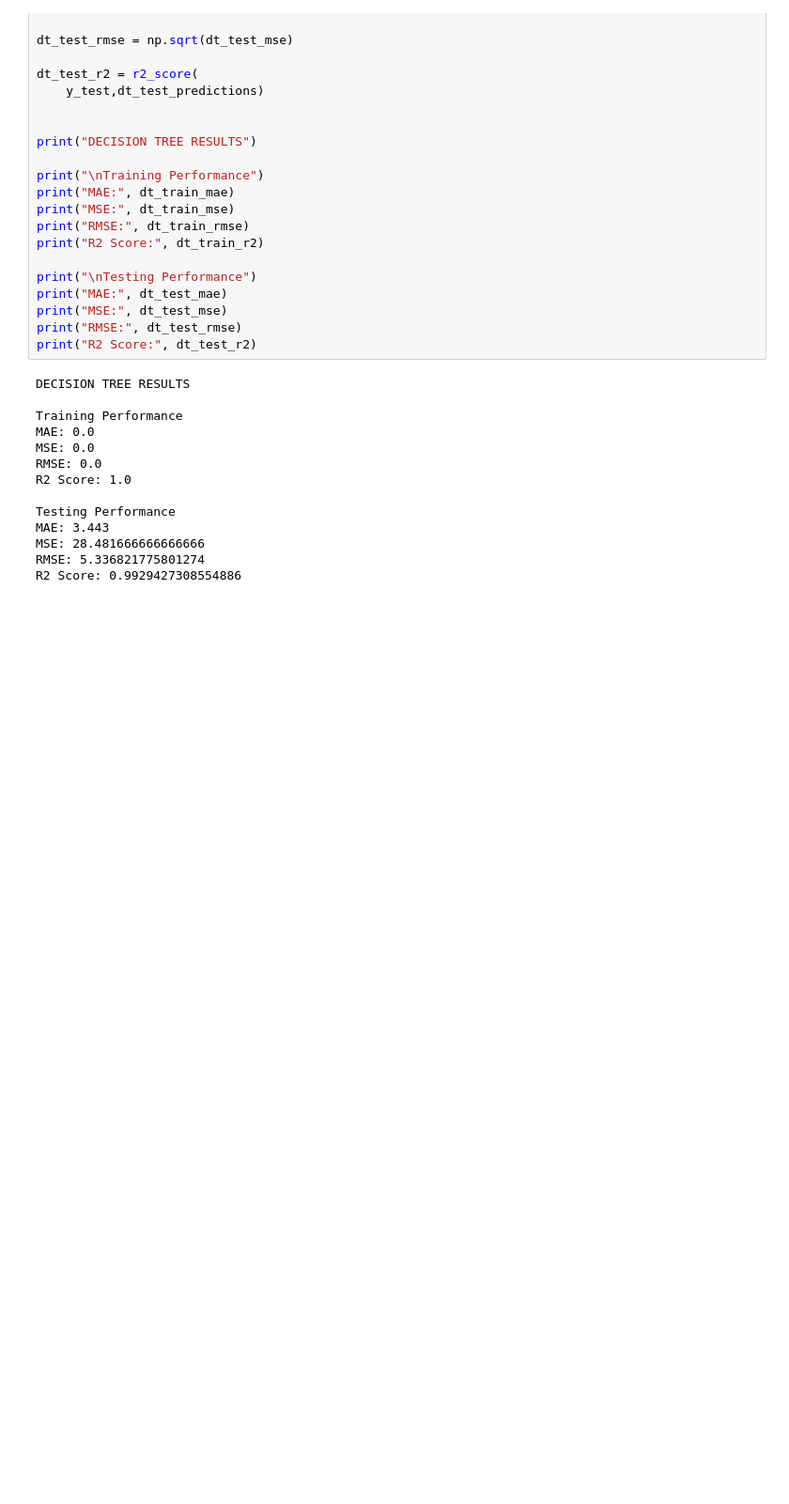
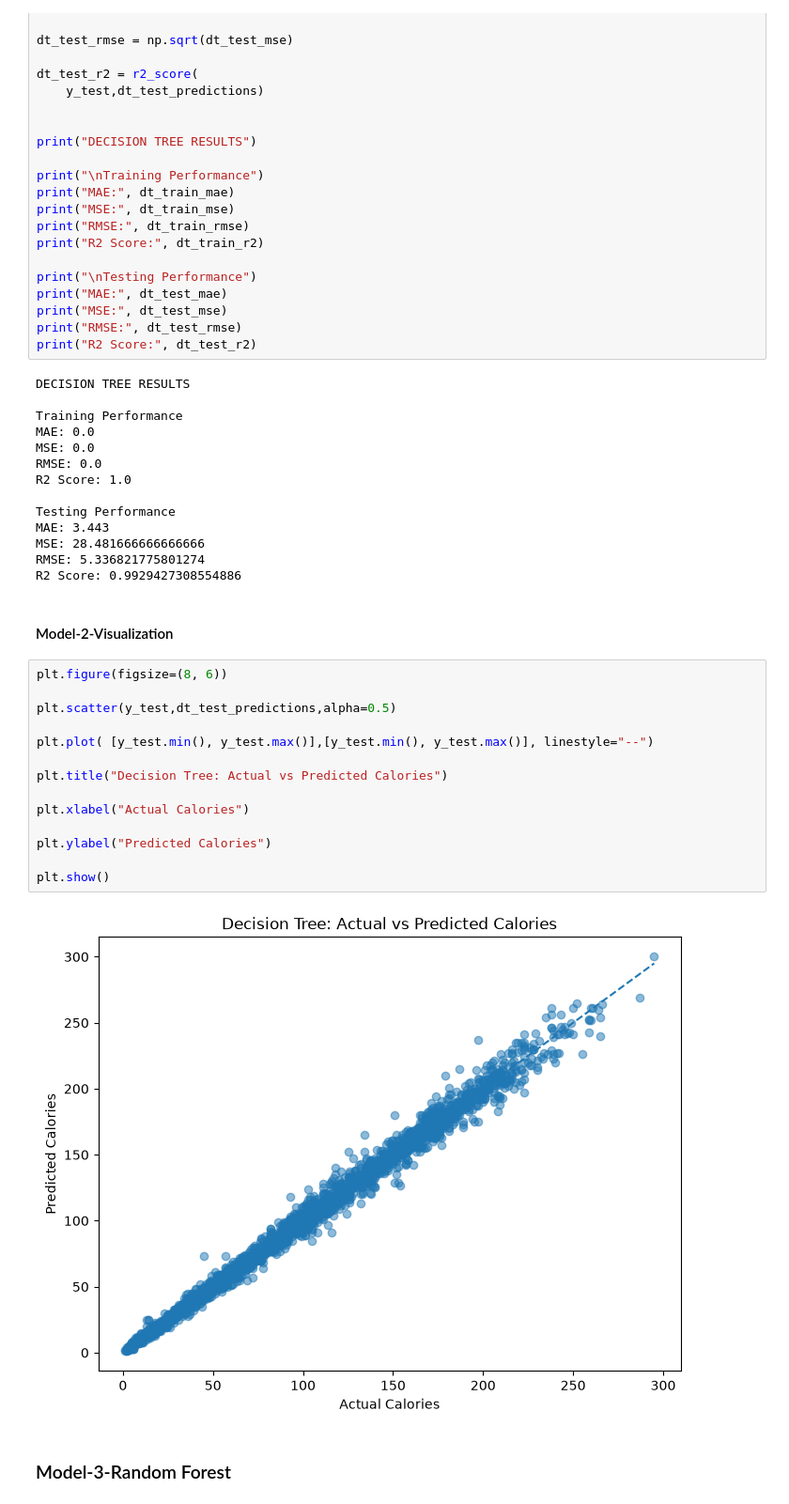
Before and after one commit to Jayadevika-jd/FitPredict, a Jupyter notebook: Notebooks/Fitpredict_preprocessinng.ipynb, the cells around one changed output. Shown at 94% size. Cells and saved outputs as stored; diff of their text form; blank space fills up the shorter version.

Commit message:
Third Model and Evaluation Done

```diff
--- a/Notebooks/Fitpredict_preprocessinng.ipynb
+++ b/Notebooks/Fitpredict_preprocessinng.ipynb
@@ -1033,3 +1041,23 @@ MAE: 3.443
 MSE: 28.481666666666666
 RMSE: 5.336821775801274
 R2 Score: 0.9929427308554886
+# %% [markdown]
+#### Model-2-Visualization
+# %%
+plt.figure(figsize=(8, 6))
+
+plt.scatter(y_test,dt_test_predictions,alpha=0.5)
+
+plt.plot( [y_test.min(), y_test.max()],[y_test.min(), y_test.max()], linestyle="--")
+
+plt.title("Decision Tree: Actual vs Predicted Calories")
+
+plt.xlabel("Actual Calories")
+
+plt.ylabel("Predicted Calories")
+
+plt.show()
+# %% [output]
+[figure, added]
+# %% [markdown]
+### Model-3-Random Forest
```
Also changed, not shown: parts of 12 cells of this notebook.
